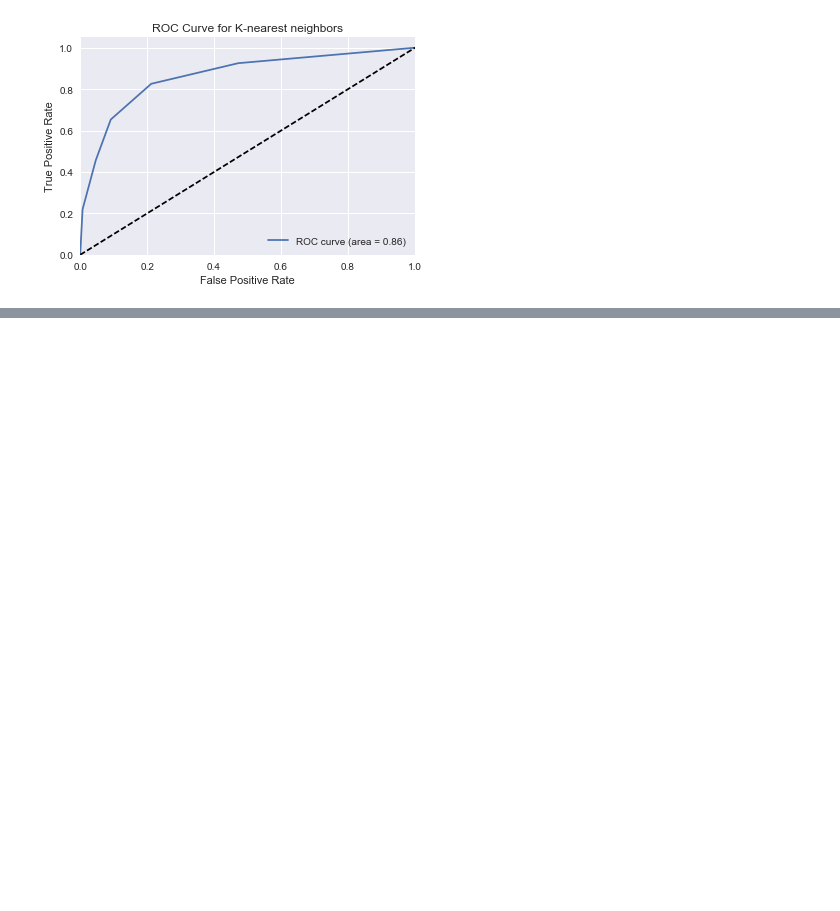
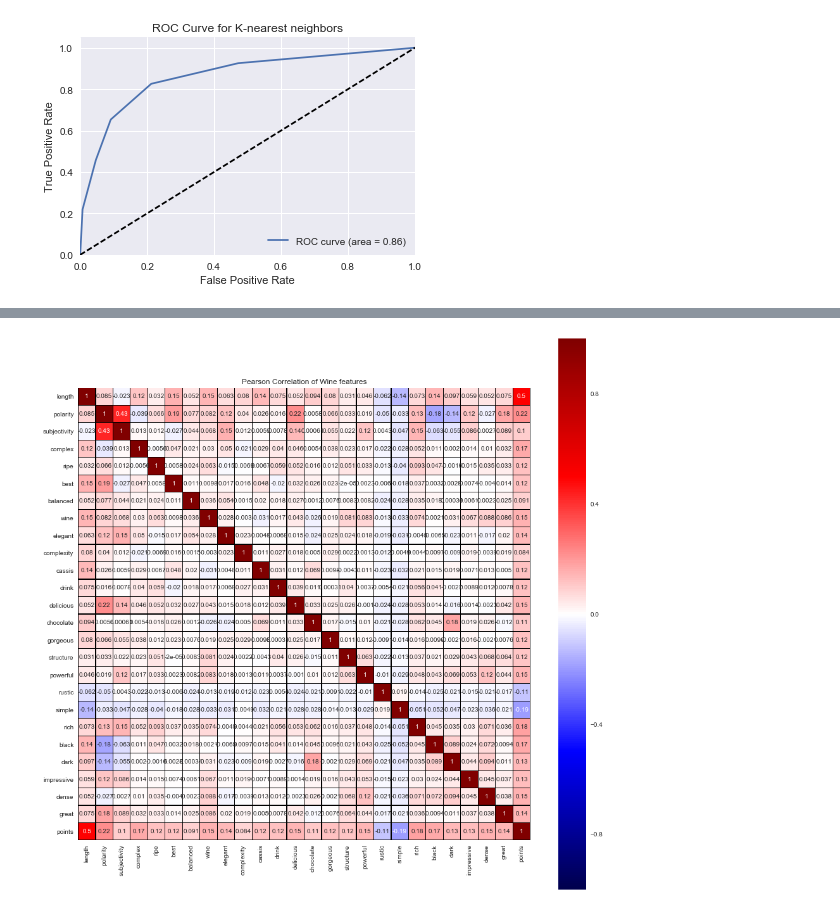
Before and after one commit to pavlafuxova/TFM, a Jupyter notebook: word_count_classifier.ipynb, the cells around one changed output, grey strips where cells are left out. Drawn from its saved outputs; the diff is of its cells as text; code cells hidden in the pictures; blank space fills up the shorter version.

```diff
--- a/word_count_classifier.ipynb
+++ b/word_count_classifier.ipynb
@@ -744,0 +747,36 @@ plt.show()
+# %%
+freq_list = []
+for i in range(len(red)):
+    item = red.iloc[i]
+    description = item.description
+    description = TextBlob(item.description.decode('unicode-escape'))
+    complex_ = description.words.count("complex")
+    ripe = description.words.count("ripe")
+    best = description.words.count("best")
+    balanced = description.words.count("balanced")
+    wine = description.words.count("wine")
+    elegant = description.words.count("elegant")
+    complexity = description.words.count("complexity")
+    cassis = description.words.count("cassis")
+    drink = description.words.count("drink")
+    delicious = description.words.count("delicious")
+    chocolate = description.words.count("chocolate")
+    gorgeous = description.words.count("gorgeous")
+    structure = description.words.count("structure")
+    powerful = description.words.count("powerful")
+    rustic = description.words.count("rustic")
+    simple = description.words.count("simple")
+    rich = description.words.count("rich")
+    black = description.words.count("black")
+    dark = description.words.count("dark")
+    impressive = description.words.count("impressive")
+    dense = description.words.count("dense")
+    great = description.words.count("great")
+    length = len(description.words)
+    polarity = description.sentiment.polarity
+    subjectivity = description.sentiment.subjectivity
+    points = item.points
+    tup = (length,polarity,subjectivity,complex_,ripe,best,balanced,wine,elegant,complexity,cassis,drink,delicious,chocolate,gorgeous,structure,powerful,rustic,simple,rich,black,dark,impressive,dense,great,points)
+    freq_list.append(tup)
+# %%
+df = pd.DataFrame.from_records(freq_list,columns=["length","polarity","subjectivity","complex","ripe","best","balanced","wine","elegant","complexity","cassis","drink","delicious","chocolate","gorgeous","structure","powerful","rustic","simple","rich","black","dark","impressive","dense","great","points"])
@@ -744,0 +793,11 @@ plt.show()
+# %%
+import seaborn as sns
+# correlation matrix in a nice visualization
+# Set up the matplotlib figure
+f, ax = plt.subplots(figsize=(16, 16))
+plt.title('Pearson Correlation of Wine features')
+# Draw the heatmap using seaborn
+sns.heatmap(df.astype(float).corr(),linewidths=0.25,vmax=1.0, square=True, cmap="seismic", linecolor='black', annot=True)
+plt.show()
+# %% [output]
+[figure, added]
```
Also changed, not shown: parts of 7 cells of this notebook.
